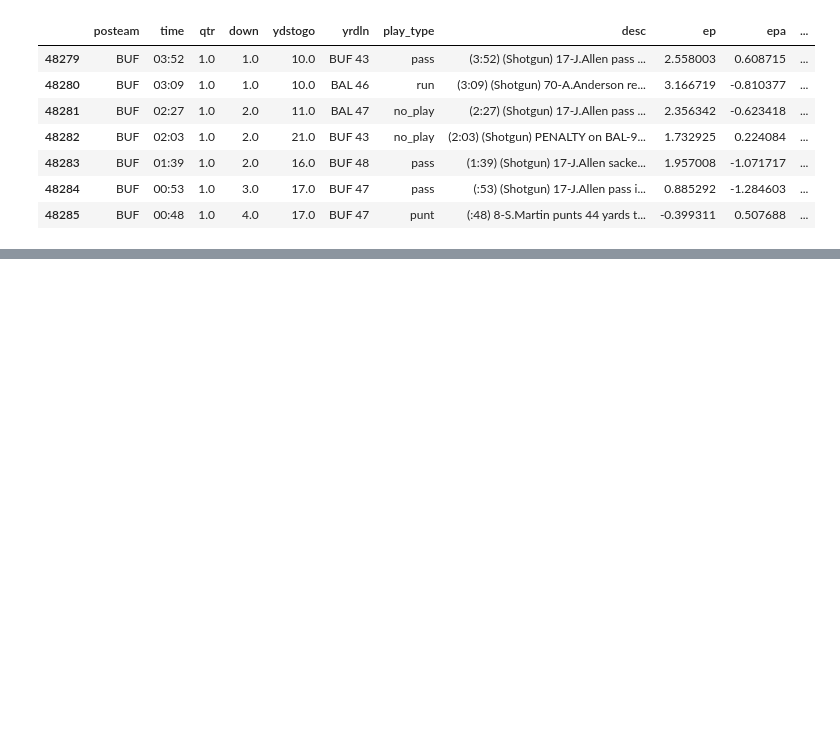
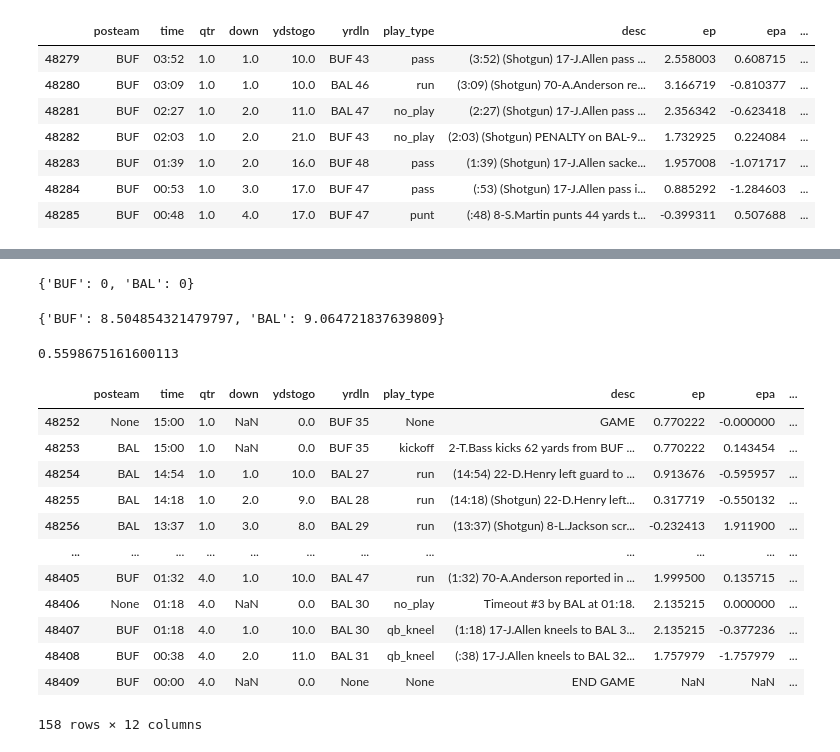
Before and after one commit to Biggels/NFL-Expected-Points, a Jupyter notebook: explore.ipynb, the cells around one changed output, grey strips where cells are left out. Saved outputs shown, nothing was run; the diff lists cells and outputs as text; code cells hidden in the pictures; blank space fills up the shorter version.

Commit message:
calculating my own epa total and making sure it matches the built-in one

```diff
--- a/explore.ipynb
+++ b/explore.ipynb
@@ -42,7 +43,7 @@ df.loc[df.home_team=='BUF']
 | 48409 | 3845.0 | 2024_20_BAL_BUF | 2025011901 | BUF | BAL | POST | 20 | BUF | home | ... |
 1650 rows × 372 columns
 # %%
-game = df.loc[df.game_id=="2024_20_BAL_BUF"]
+game = df.loc[df['game_id']=="2024_20_BAL_BUF"].copy()
 # %%
 game
 # %% [output]
@@ -344,0 +410,5 @@ game.loc[game['drive']==4, ['posteam','time','qtr','down','ydstogo','yrdln','pla
+# %%
+total_epa = {"BUF": 0, "BAL": 0}
+total_epa
+# %% [output]
+{'BUF': 0, 'BAL': 0}
@@ -344,0 +419,8 @@ game.loc[game['drive']==4, ['posteam','time','qtr','down','ydstogo','yrdln','pla
+# %%
+total_epa
+# %% [output]
+{'BUF': 8.504854321479797, 'BAL': 9.064721837639809}
+# %%
+total_epa['BAL'] - total_epa['BUF']
+# %% [output]
+0.5598675161600113
@@ -344,0 +429,16 @@ game.loc[game['drive']==4, ['posteam','time','qtr','down','ydstogo','yrdln','pla
+# %%
+game[['posteam','time','qtr','down','ydstogo','yrdln','play_type','desc','ep','epa','total_home_epa','total_away_epa']]
+# %% [output]
+|  | posteam | time | qtr | down | ydstogo | yrdln | play_type | desc | ep | epa | ... |
+| 48252 | None | 15:00 | 1.0 | NaN | 0.0 | BUF 35 | None | GAME | 0.770222 | -0.000000 | ... |
+| 48253 | BAL | 15:00 | 1.0 | NaN | 0.0 | BUF 35 | kickoff | 2-T.Bass kicks 62 yards from BUF ... | 0.770222 | 0.143454 | ... |
+| 48254 | BAL | 14:54 | 1.0 | 1.0 | 10.0 | BAL 27 | run | (14:54) 22-D.Henry left guard to ... | 0.913676 | -0.595957 | ... |
+| 48255 | BAL | 14:18 | 1.0 | 2.0 | 9.0 | BAL 28 | run | (14:18) (Shotgun) 22-D.Henry left... | 0.317719 | -0.550132 | ... |
+| 48256 | BAL | 13:37 | 1.0 | 3.0 | 8.0 | BAL 29 | run | (13:37) (Shotgun) 8-L.Jackson scr... | -0.232413 | 1.911900 | ... |
+| ... | ... | ... | ... | ... | ... | ... | ... | ... | ... | ... | ... |
+| 48405 | BUF | 01:32 | 4.0 | 1.0 | 10.0 | BAL 47 | run | (1:32) 70-A.Anderson reported in ... | 1.999500 | 0.135715 | ... |
+| 48406 | None | 01:18 | 4.0 | NaN | 0.0 | BAL 30 | no_play | Timeout #3 by BAL at 01:18. | 2.135215 | 0.000000 | ... |
+| 48407 | BUF | 01:18 | 4.0 | 1.0 | 10.0 | BAL 30 | qb_kneel | (1:18) 17-J.Allen kneels to BAL 3... | 2.135215 | -0.377236 | ... |
+| 48408 | BUF | 00:38 | 4.0 | 2.0 | 11.0 | BAL 31 | qb_kneel | (:38) 17-J.Allen kneels to BAL 32... | 1.757979 | -1.757979 | ... |
+| 48409 | BUF | 00:00 | 4.0 | NaN | 0.0 | None | None | END GAME | NaN | NaN | ... |
+158 rows × 12 columns
```
Also changed, not shown: parts of 39 cells of this notebook.
